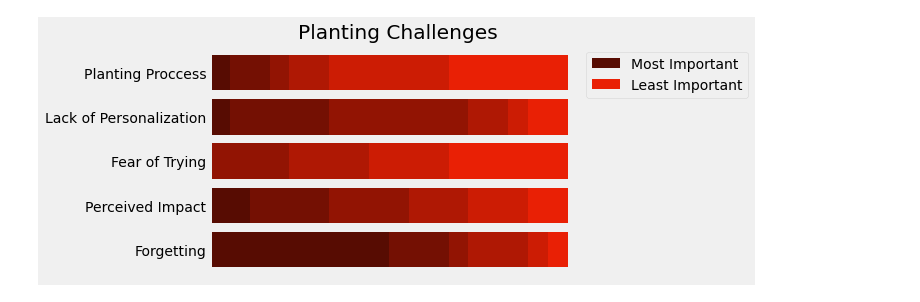
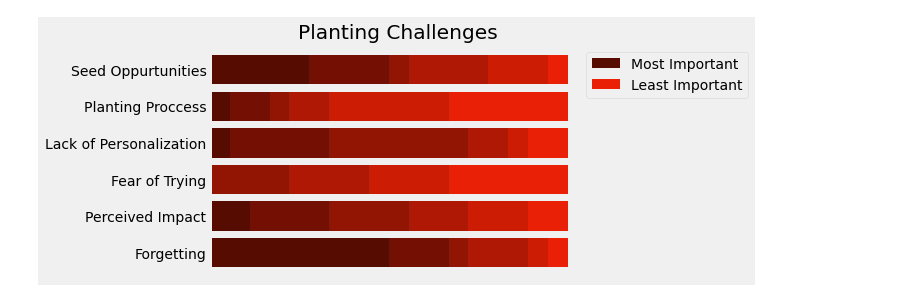
Before and after one commit to caydenw21/BloomRadius, a Jupyter notebook: week1Vis.ipynb, the cells around one changed output. Drawn from its saved outputs; the diff is of its cells as text; code cells hidden in the pictures.

```diff
--- a/week1Vis.ipynb
+++ b/week1Vis.ipynb
@@ -25,32 +28,33 @@ seeds = pd.read_csv(io.StringIO(download.decode('utf-8')))
 seedChallenges = surveydf[['if I remembered to plant seeds', 'if I thought practicing would positively impact my life', 'if I felt more comfortable trying new things', 'if the seed recommendations were more personalized', 'if the planting process was easier', 'if I could better identify real-life seed planting opportunities']]
 seedChallenges = seedChallenges.rename(columns={seedChallenges.columns[0]:'Forgetting', seedChallenges.columns[1]:'Perceived Impact', seedChallenges.columns[2]:'Fear of Trying', seedChallenges.columns[3]:'Lack of Personalization', seedChallenges.columns[4]:'Planting Proccess', seedChallenges.columns[5]:'Seed Oppurtunities'})
 # %%
+##FIRST VERSION
 x1 = seedChallenges['Forgetting'].value_counts().sort_index()
 x2 = seedChallenges['Perceived Impact'].value_counts().sort_index()
 x3 = seedChallenges['Fear of Trying'].value_counts(dropna = False).sort_index()
 x4 = seedChallenges['Lack of Personalization'].value_counts().sort_index()
 x5 = seedChallenges['Planting Proccess'].value_counts().sort_index()
-x6 = seedChallenges['Lack of Personalization'].value_counts().sort_index()
+x6 = seedChallenges['Seed Oppurtunities'].value_counts().sort_index()
 pieces = [x1, x2, x3, x4, x5, x6]
 df_value_counts = pd.concat(pieces, axis=1)
 df_value_counts['Fear of Trying'] = df_value_counts['Fear of Trying'].fillna(0).astype('int')
+
+row0 = df_value_counts.iloc[0, :]
+row1 = df_value_counts.iloc[1, :]
+row2 = df_value_counts.iloc[2, :]
+row3 = df_value_counts.iloc[3, :]
+row4 = df_value_counts.iloc[4, :]
+row5 = df_value_counts.iloc[5, :]
+
+fig, ax = plots.subplots()
+plots.barh(df_value_counts.columns, row0, color='#570C02')
+plots.barh(df_value_counts.columns, row1, left=row0, color='#741003', label='_nolegend_')
+plots.barh(df_value_counts.columns, row2, left=row0+row1, color='#921403', label='_nolegend_')
+plots.barh(df_value_counts.columns, row3, left=row0+row1+row2, color='#AF1804', label='_nolegend_')
+plots.barh(df_value_counts.columns, row4, left=row0+row1+row2+row3, color='#CC1C04', label='_nolegend_')
+plots.barh(df_value_counts.columns, row5, left=row0+row1+row2+row3+row4, color='#E92005')
+plots.title('Planting Challenges')
+ax.legend(['Most Important','Least Important'], bbox_to_anchor=(1.45, 1), loc='upper right')
+ax.tick_params(axis='both', which='major', bottom=False, labelbottom=False, grid_alpha=0)
+# %% [output]
+[figure, added]
-# %%
-row0 = df_value_counts.iloc[0, :]/18
-row1 = df_value_counts.iloc[1, :]/18
-row2 = df_value_counts.iloc[2, :]/18
-row3 = df_value_counts.iloc[3, :]/18
-row4 = df_value_counts.iloc[4, :]/18
-row5 = df_value_counts.iloc[5, :]/18
-
-fig, ax = plots.subplots()
-plots.barh(df_value_counts.columns, row0, color='#570C02')
-plots.barh(df_value_counts.columns, row1, left=row0, color='#741003', label='_nolegend_')
-plots.barh(df_value_counts.columns, row2, left=row0+row1, color='#921403', label='_nolegend_')
-plots.barh(df_value_counts.columns, row3, left=row0+row1+row2, color='#AF1804', label='_nolegend_')
-plots.barh(df_value_counts.columns, row4, left=row0+row1+row2+row3, color='#CC1C04', label='_nolegend_')
-plots.barh(df_value_counts.columns, row5, left=row0+row1+row2+row3+row4, color='#E92005')
-plots.title('Planting Challenges')
-ax.legend(['Most Important','Least Important'], bbox_to_anchor=(1.45, 1), loc='upper right')
-ax.tick_params(axis='both', which='major', bottom=False, labelbottom=False, grid_alpha=0)
-# %% [output]
-[figure, removed]
```
Also changed, not shown: parts of 5 cells of this notebook.
